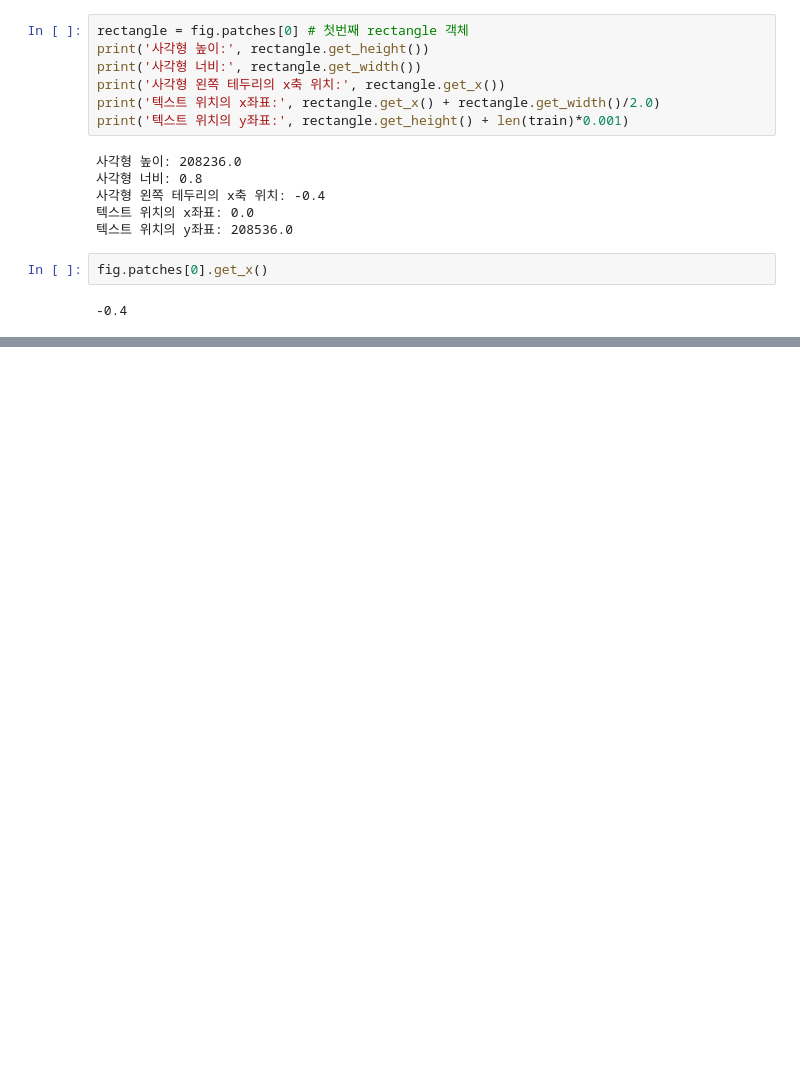
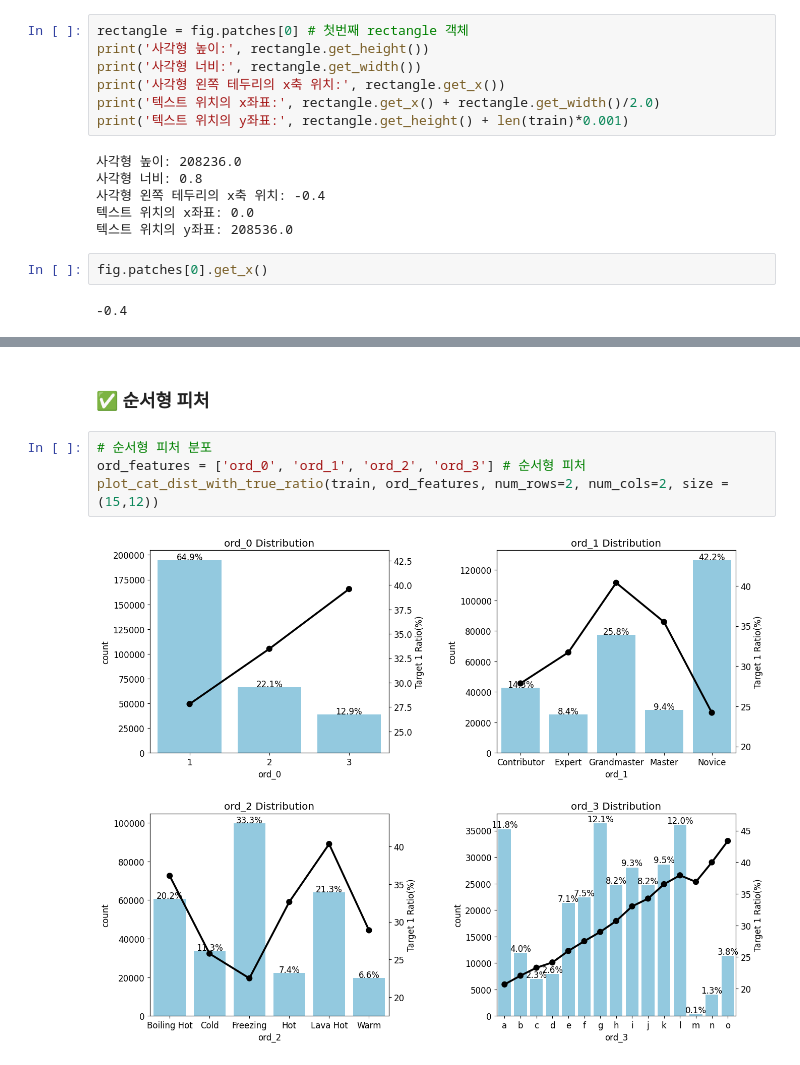
Before and after one commit to eunzzae/KaggleStudy_MustHave, a Jupyter notebook: Chap07_범주형데이터_이진_분류.ipynb, the cells around one changed output, grey strips where cells are left out. Cells and saved outputs as stored; diff of their text form; blank space fills up the shorter version.

```diff
--- a/Chap07_범주형데이터_이진_분류.ipynb
+++ b/Chap07_범주형데이터_이진_분류.ipynb
@@ -173,0 +309,8 @@ Text(0.5, 1.0, 'Target Distriburion')
+# %% [markdown]
+### ✅ 순서형 피처
+# %%
+# 순서형 피처 분포
+ord_features = ['ord_0', 'ord_1', 'ord_2', 'ord_3'] # 순서형 피처
+plot_cat_dist_with_true_ratio(train, ord_features, num_rows=2, num_cols=2, size = (15,12))
+# %% [output]
+[figure, added]
```
Also changed, not shown: parts of 34 cells of this notebook.
